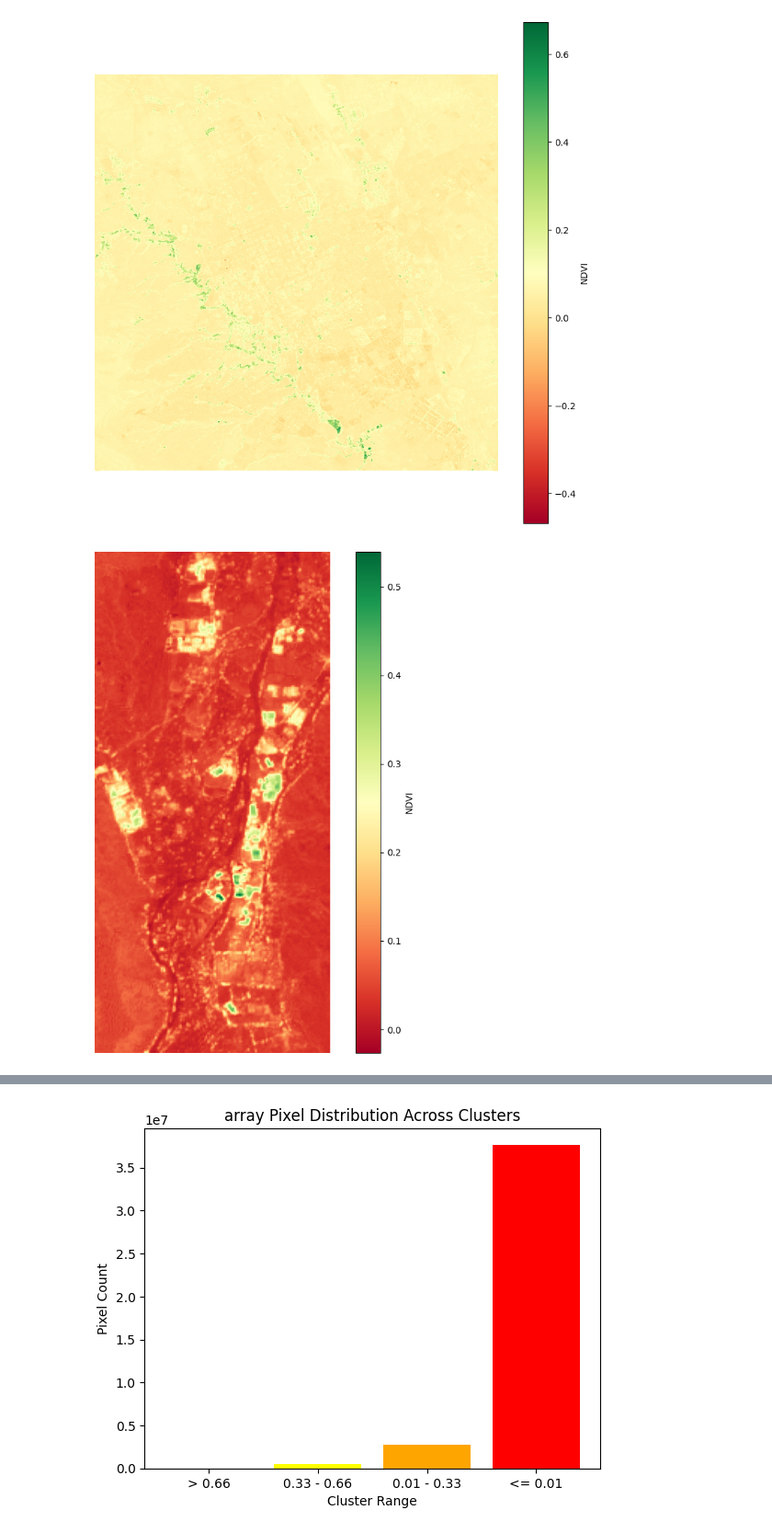
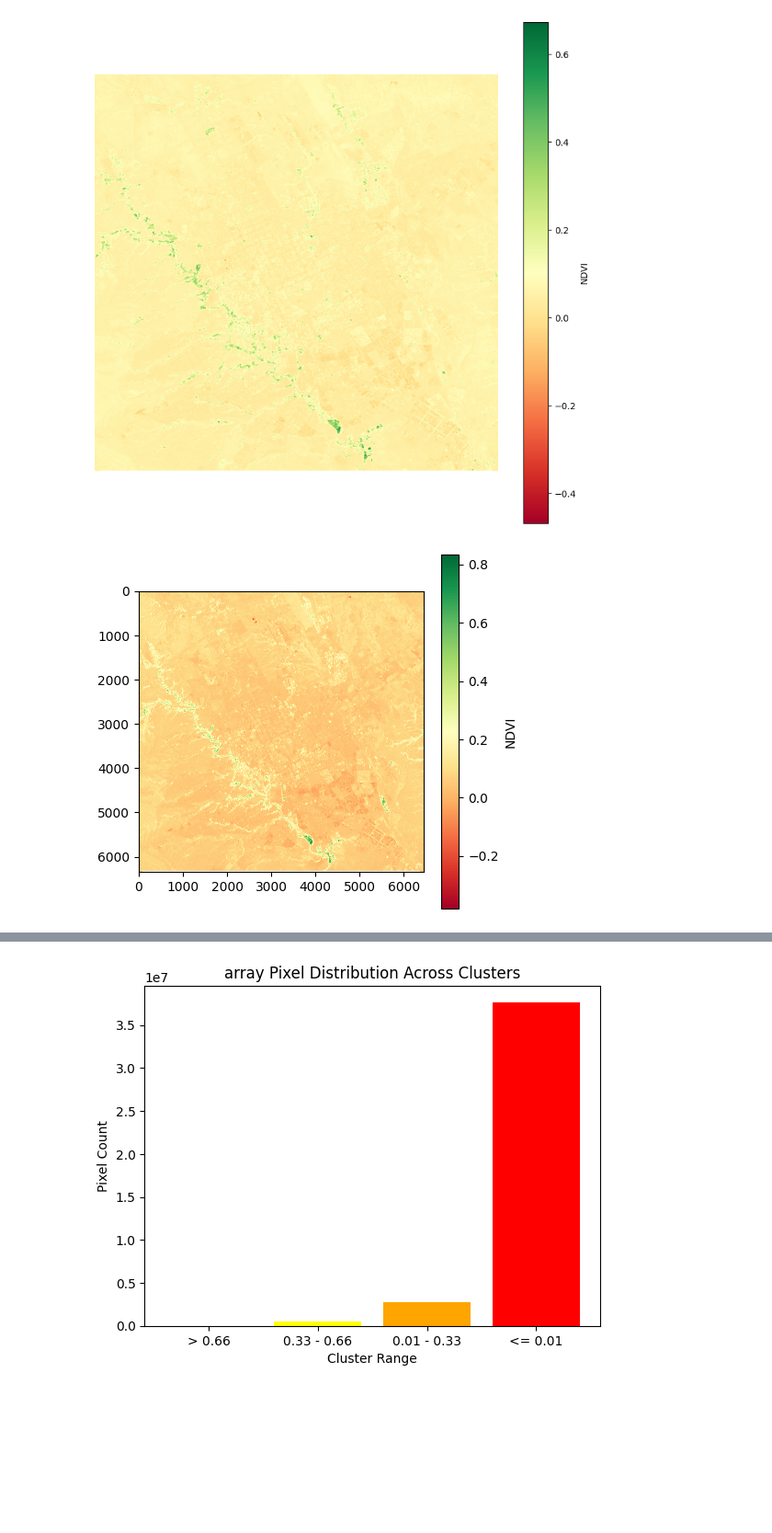
Before and after one commit to OWDM/Vegetation-Cover-In-Riyadh, a Jupyter notebook: Codes/init code/normal codes/code8.ipynb, the cells around one changed output, grey strips where cells are left out. Shown at 92% size. Saved outputs shown, nothing was run; the diff lists cells and outputs as text; code cells hidden in the pictures; blank space fills up the shorter version.

```diff
--- a/Codes/init code/normal codes/code8.ipynb
+++ b/Codes/init code/normal codes/code8.ipynb
@@ -10,3 +6,6 @@ ds = gdal.Open(image_path)
+# %%
+image_path = "N:\\My Drive\\RUH_all_bands\\RUH-All-Bands_2018-12-15.tif"
+ds = gdal.Open(image_path)
 # %%
 # Get raster size
 x_size = ds.RasterXSize
@@ -68,24 +67,17 @@ plt.show()
 # %% [output]
 [figure]
 # %%
-def read_band(band_number):
-    band = ds.GetRasterBand(band_number).ReadAsArray().astype(np.float32)
-    return band
-
-red = read_band(4)  #  Band 1 is 4 (red band)
-nir = read_band(8)  # band 2 is 8 is (NIR band)\
-
+red = ds.GetRasterBand(4).ReadAsArray().astype(np.float32)  #  Band 4 is red band
+nir = ds.GetRasterBand(8).ReadAsArray().astype(np.float32)  # band 8 is NIR band
 
 ndvi = (nir - red) / (nir + red)
 
-
-plt.figure(figsize=(10, 10))
+plt.figure(figsize=(5, 5))
 plt.imshow(ndvi, cmap='RdYlGn')
 plt.colorbar(label='NDVI')
-plt.axis('off')  # Turn off the axis
 plt.show()
 # %% [output]
-[figure, old version]
+[figure, new version]
 # %%
 cluster_counts = [0, 0, 0, 0]
 
```
Also changed, not shown: parts of 6 cells of this notebook, 5 other files.
